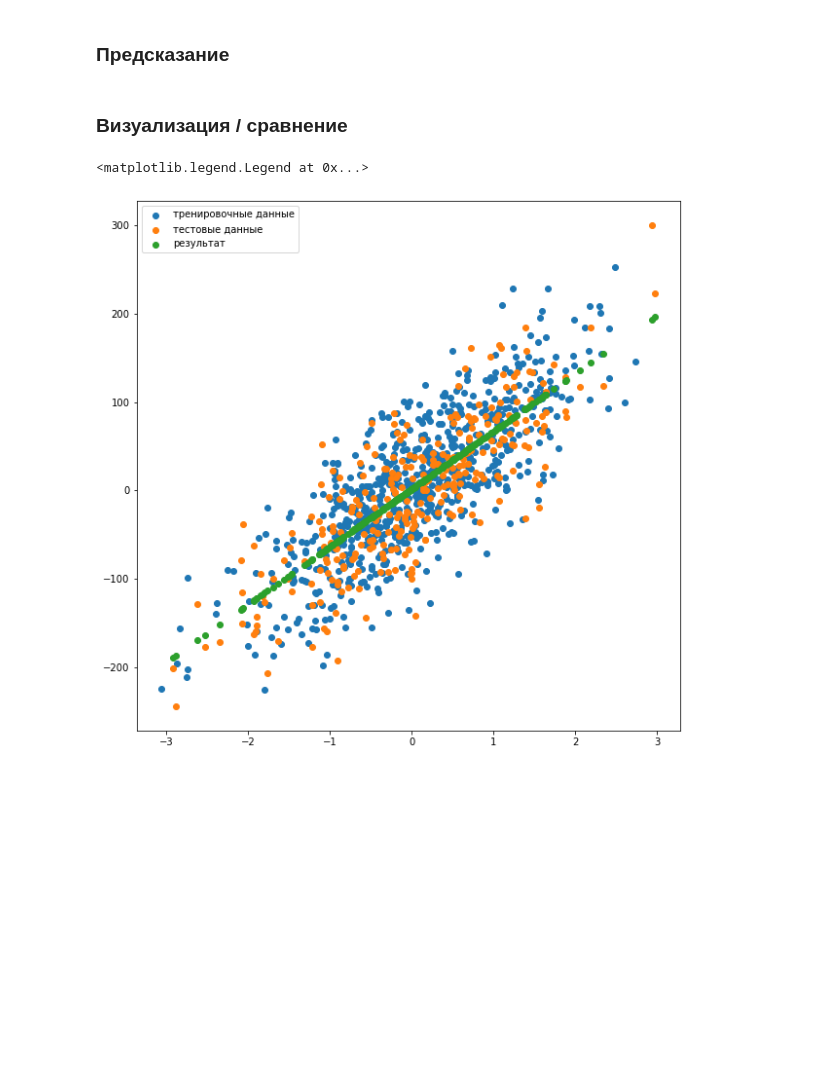
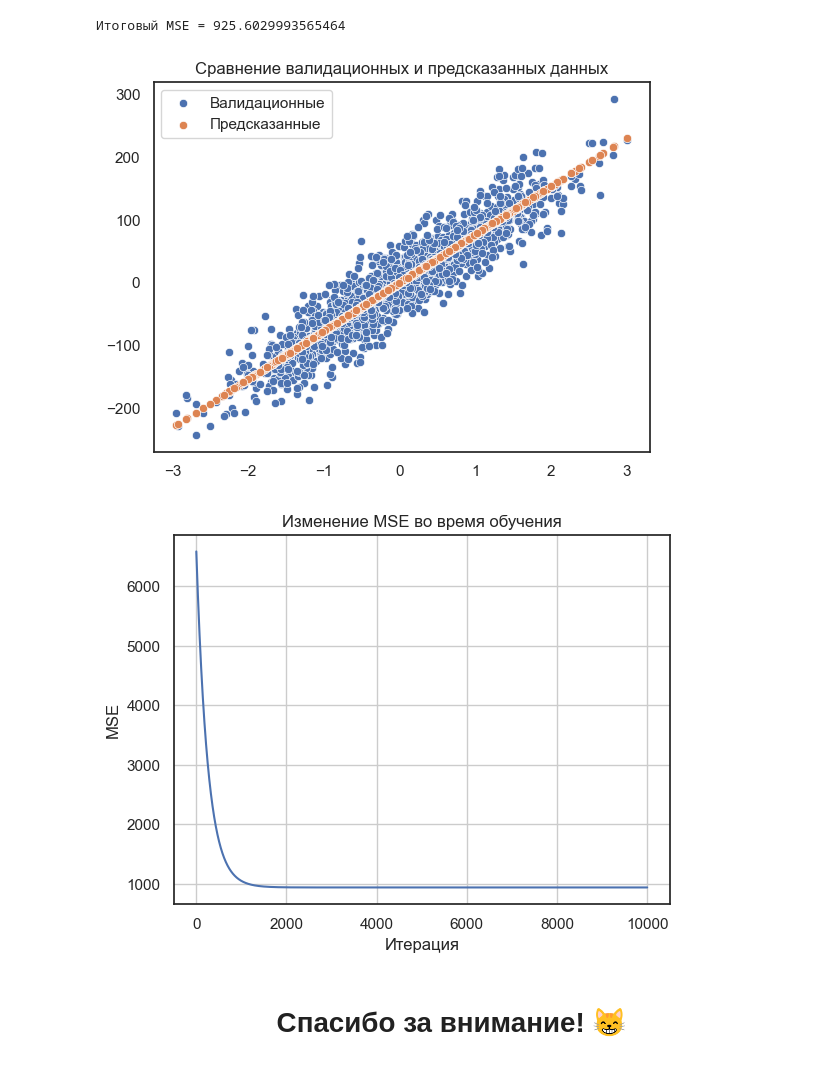
Before and after one commit to Krukrukruzhka/LearnDataScience, a Jupyter notebook: LinearRegression/Untitled.ipynb, the cells around one changed output. Saved outputs shown, nothing was run; the diff lists cells and outputs as text; code cells hidden in the pictures; blank space fills up the shorter version.

```diff
--- a/LinearRegression/Untitled.ipynb
+++ b/LinearRegression/Untitled.ipynb
@@ -22,6 +18,0 @@ def gradient_descent(X, y, w, learning_rate=0.001, iterations=10000):
-# %%
-def MSE(X, y, w):
-    N = len(y)
-    predictions = X.dot(w)
-    MSE = np.sum(np.square(predictions-y)) * (1/N)
-    return MSE
@@ -47,2 +121,3 @@ array([[ 1.        ,  0.52796403],
 # %%
-train_X, val_X, train_y, val_y = train_test_split(X, y, test_size = 0.3)
+train_X, val_X, train_y, val_y = train_test_split(X, y, test_size=0.3)
+model = LinearRegression(train_X, train_y)
@@ -67,2 +123,0 @@ plt.plot([i for i in range(10000)], costs)
-# %% [markdown]
-### Предсказание
@@ -71,15 +124,17 @@ res = np.dot(val_X, w)
-# %% [markdown]
-### Визуализация / сравнение
-# %%
-fig = plt.figure(figsize=(10, 10))
-ax = fig.add_subplot()
-ax.scatter(train_X[:, 1], train_y, label='тренировочные данные')
-ax = fig.add_subplot()
-ax.scatter(val_X[:, 1], val_y, label='тестовые данные')
-ax = fig.add_subplot()
-ax.scatter(val_X[:, 1], res, label='результат')
-
-ax.legend()
-# %% [output]
-<matplotlib.legend.Legend at 0x...>
-[figure, removed]
+# %%
+res = model.calculate(val_X)
+print(f'Итоговый MSE = {LinearRegression.MSE(val_y, res)}')
+sns.scatterplot(val_X[:, 0], val_y, label='Валидационные')
+sns.scatterplot(val_X[:, 0], res, label='Предсказанные')
+plt.legend()
+plt.title('Сравнение валидационных и предсказанных данных')
+plt.show()
+# %% [output]
+Итоговый MSE = 925.6029993565464
+[figure, added]
+# %%
+model.show_learning()
+# %% [output]
+[figure, added]
+# %% [markdown]
+<h1 align='center'>Спасибо за внимание! 	&#128568;</h1>
```
Also changed, not shown: parts of 19 cells of this notebook.
